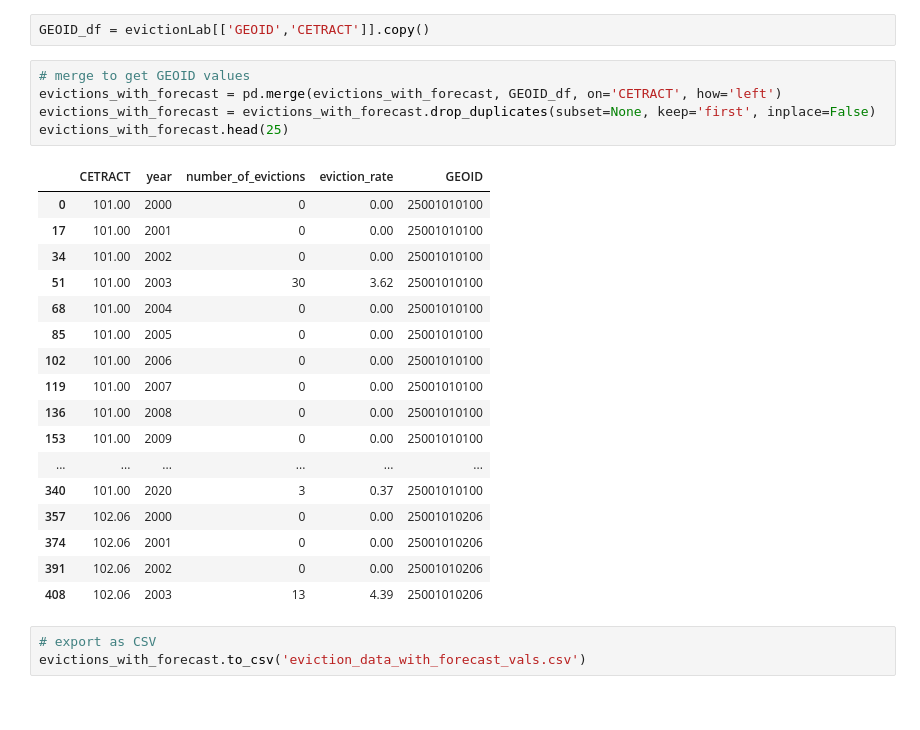
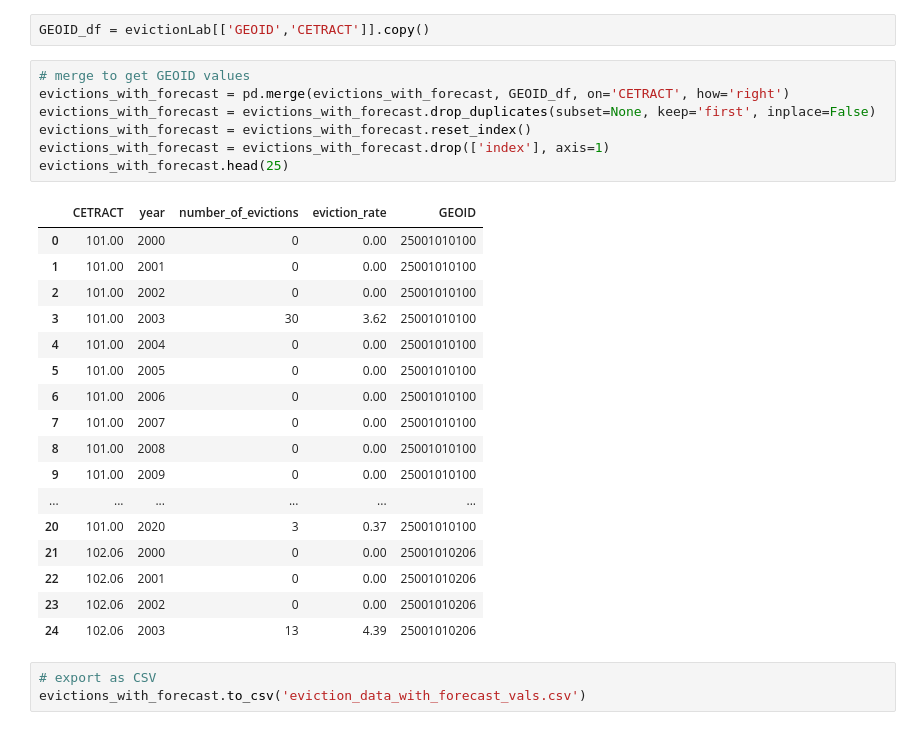
Before and after one commit to BU-Spark/AP-Evictions-Tracker, a Jupyter notebook: ForecastingEvictionData.ipynb, the cells around one changed output. Cells and saved outputs as stored; diff of their text form.

Commit message:
fixing indexes

```diff
--- a/ForecastingEvictionData.ipynb
+++ b/ForecastingEvictionData.ipynb
@@ -169,27 +144,29 @@ evictions_with_forecast = evictions_with_forecast.astype(data_types_dict)
 GEOID_df = evictionLab[['GEOID','CETRACT']].copy()
 # %%
 # merge to get GEOID values
-evictions_with_forecast = pd.merge(evictions_with_forecast, GEOID_df, on='CETRACT', how='left')
+evictions_with_forecast = pd.merge(evictions_with_forecast, GEOID_df, on='CETRACT', how='right')
 evictions_with_forecast = evictions_with_forecast.drop_duplicates(subset=None, keep='first', inplace=False)
+evictions_with_forecast = evictions_with_forecast.reset_index()
+evictions_with_forecast = evictions_with_forecast.drop(['index'], axis=1)
 evictions_with_forecast.head(25)
 # %% [output]
 |  | CETRACT | year | number_of_evictions | eviction_rate | GEOID |
 | 0 | 101.00 | 2000 | 0 | 0.00 | 25001010100 |
-| 17 | 101.00 | 2001 | 0 | 0.00 | 25001010100 |
-| 34 | 101.00 | 2002 | 0 | 0.00 | 25001010100 |
-| 51 | 101.00 | 2003 | 30 | 3.62 | 25001010100 |
-| 68 | 101.00 | 2004 | 0 | 0.00 | 25001010100 |
-| 85 | 101.00 | 2005 | 0 | 0.00 | 25001010100 |
-| 102 | 101.00 | 2006 | 0 | 0.00 | 25001010100 |
-| 119 | 101.00 | 2007 | 0 | 0.00 | 25001010100 |
-| 136 | 101.00 | 2008 | 0 | 0.00 | 25001010100 |
-| 153 | 101.00 | 2009 | 0 | 0.00 | 25001010100 |
+| 1 | 101.00 | 2001 | 0 | 0.00 | 25001010100 |
+| 2 | 101.00 | 2002 | 0 | 0.00 | 25001010100 |
+| 3 | 101.00 | 2003 | 30 | 3.62 | 25001010100 |
+| 4 | 101.00 | 2004 | 0 | 0.00 | 25001010100 |
+| 5 | 101.00 | 2005 | 0 | 0.00 | 25001010100 |
+| 6 | 101.00 | 2006 | 0 | 0.00 | 25001010100 |
+| 7 | 101.00 | 2007 | 0 | 0.00 | 25001010100 |
+| 8 | 101.00 | 2008 | 0 | 0.00 | 25001010100 |
+| 9 | 101.00 | 2009 | 0 | 0.00 | 25001010100 |
 | ... | ... | ... | ... | ... | ... |
-| 340 | 101.00 | 2020 | 3 | 0.37 | 25001010100 |
-| 357 | 102.06 | 2000 | 0 | 0.00 | 25001010206 |
-| 374 | 102.06 | 2001 | 0 | 0.00 | 25001010206 |
-| 391 | 102.06 | 2002 | 0 | 0.00 | 25001010206 |
-| 408 | 102.06 | 2003 | 13 | 4.39 | 25001010206 |
+| 20 | 101.00 | 2020 | 3 | 0.37 | 25001010100 |
+| 21 | 102.06 | 2000 | 0 | 0.00 | 25001010206 |
+| 22 | 102.06 | 2001 | 0 | 0.00 | 25001010206 |
+| 23 | 102.06 | 2002 | 0 | 0.00 | 25001010206 |
+| 24 | 102.06 | 2003 | 13 | 4.39 | 25001010206 |
 # %%
 # export as CSV
 evictions_with_forecast.to_csv('eviction_data_with_forecast_vals.csv')
```
Also changed, not shown: parts of 3 cells of this notebook, 1 other file.
